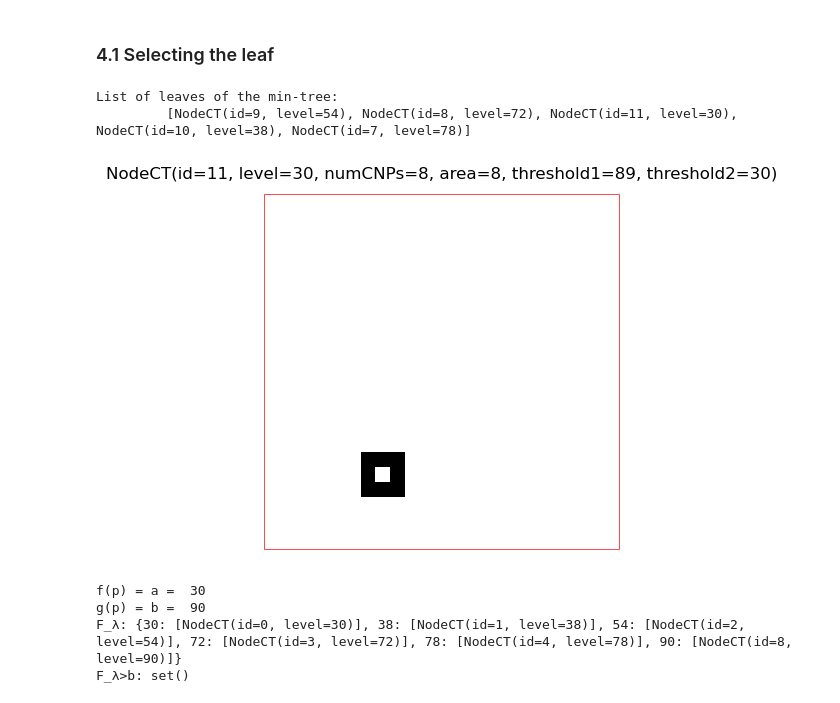
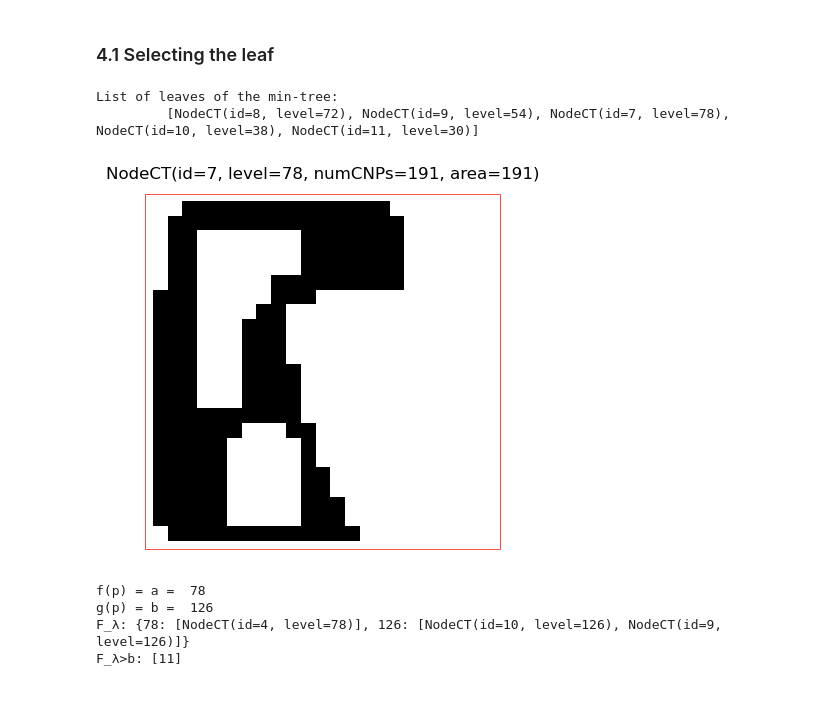
Before and after one commit to wonderalexandre/MorphoTreeAdjust, a Jupyter notebook: notebooks/morphoTreeAdjust_example_leaf.ipynb, the cells around one changed output. Saved outputs shown, nothing was run; the diff lists cells and outputs as text; code cells hidden in the pictures.

```diff
--- a/notebooks/morphoTreeAdjust_example_leaf.ipynb
+++ b/notebooks/morphoTreeAdjust_example_leaf.ipynb
@@ -111,8 +111,8 @@ def showTree(tree):
     plt.show()
     printTree(tree.root)
 
-def showNode(node):
-    image = node.recNode().reshape(num_rows, num_cols)
+def showNode(tree, node):
+    image = tree.reconstructionNode(node).reshape(num_rows, num_cols)
     ax = plt.gca()  # Obtém o eixo atual
     ax.imshow(image, cmap='gray_r')
     ax.add_patch(plt.Rectangle((0, 0), image.shape[1] - 1, image.shape[0] - 1,
@@ -240,8 +240,9 @@ img_jmiv =  np.array([
 num_rows, num_cols = img_jmiv.shape
 img_jmiv_vector = img_jmiv.ravel()
 
-maxtree = mta.ComponentTree(img_jmiv_vector, num_rows, num_cols, True)
-mintree = mta.ComponentTree(img_jmiv_vector, num_rows, num_cols, False)
+graph = mta.FlatZonesGraph(img_jmiv_vector, num_rows, num_cols, 1.5)
+maxtree = mta.ComponentTree(graph, True)
+mintree = mta.ComponentTree(graph, False)
 
 showLevelSets(img_jmiv)
 print("\n\n")
@@ -293,13 +294,13 @@ Each node is represented by <index>: <gray level>: <area>
 # %%
 leaves_mintree = mintree.leaves()
 print("List of leaves of the min-tree:\n\t", leaves_mintree, "\n")
 
 L = leaves_mintree[2]
-showNode(L)
+showNode(maxtree, L)
 # %% [output]
 List of leaves of the min-tree:
-         [NodeCT(id=9, level=54), NodeCT(id=8, level=72), NodeCT(id=11, level=30), NodeCT(id=10, level=38), NodeCT(id=7, level=78)]
+         [NodeCT(id=8, level=72), NodeCT(id=9, level=54), NodeCT(id=7, level=78), NodeCT(id=10, level=38), NodeCT(id=11, level=30)]
-[figure, old version]
+[figure, new version]
 # %%
 adjust = mta.ComponentTreeAdjustmentByLeaf(mintree, maxtree)
 
@@ -313,10 +314,10 @@ print("g(p) = b = ", newGrayLevel)
 print("F_λ:", F_λ)
 print("F_λ>b:", F_λb)
 # %% [output]
-f(p) = a =  30
-g(p) = b =  90
-F_λ: {30: [NodeCT(id=0, level=30)], 38: [NodeCT(id=1, level=38)], 54: [NodeCT(id=2, level=54)], 72: [NodeCT(id=3, level=72)], 78: [NodeCT(id=4, level=78)], 90: [NodeCT(id=8, level=90)]}
-F_λ>b: set()
+f(p) = a =  78
+g(p) = b =  126
+F_λ: {78: [NodeCT(id=4, level=78)], 126: [NodeCT(id=10, level=126), NodeCT(id=9, level=126)]}
+F_λ>b: [11]
 # %%
 #adjust = mta.ComponentTreeAdjustmentByLeaf(mintree, maxtree)
 
```
Also changed, not shown: parts of 4 cells of this notebook, 41 other files.
